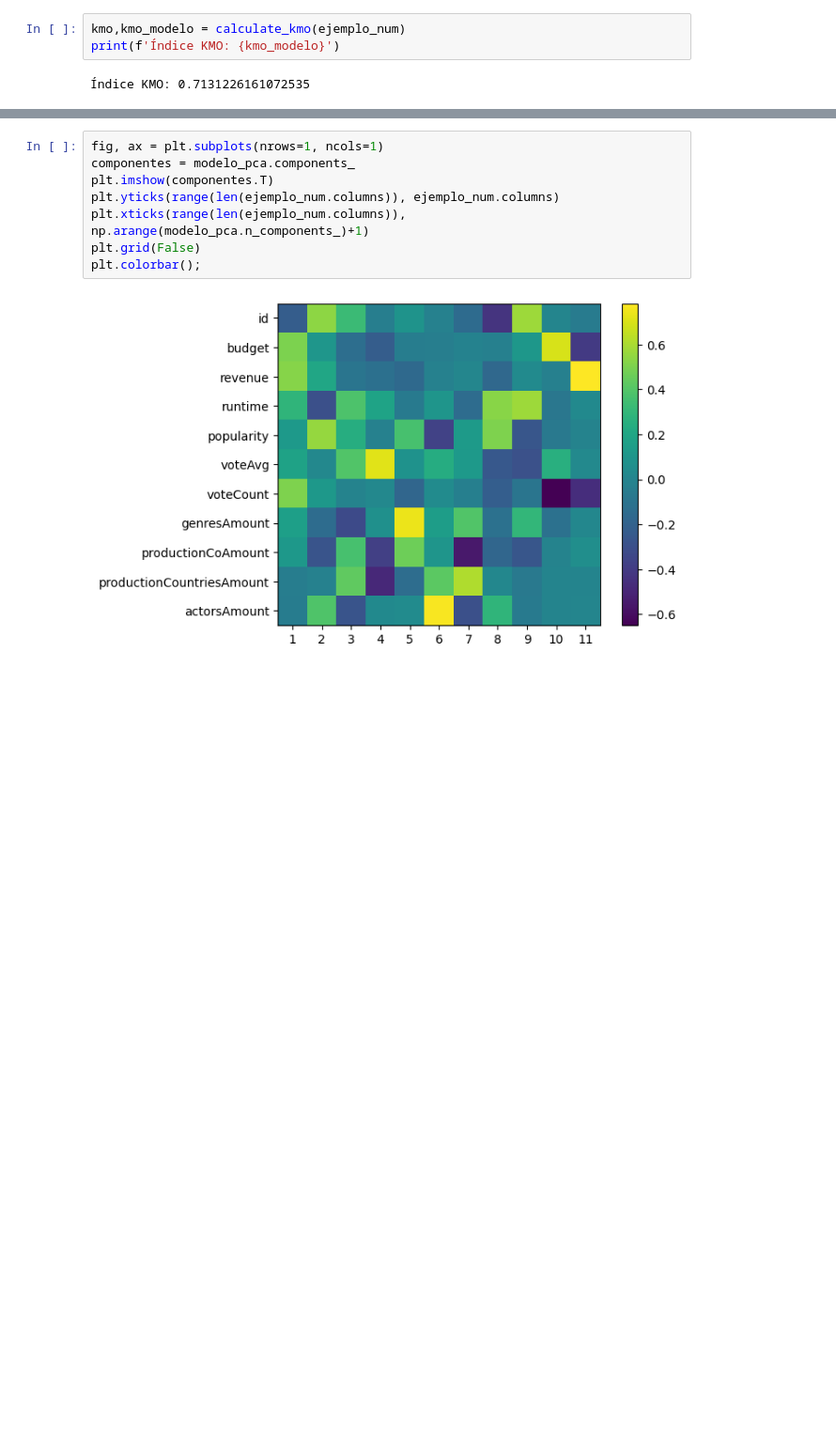
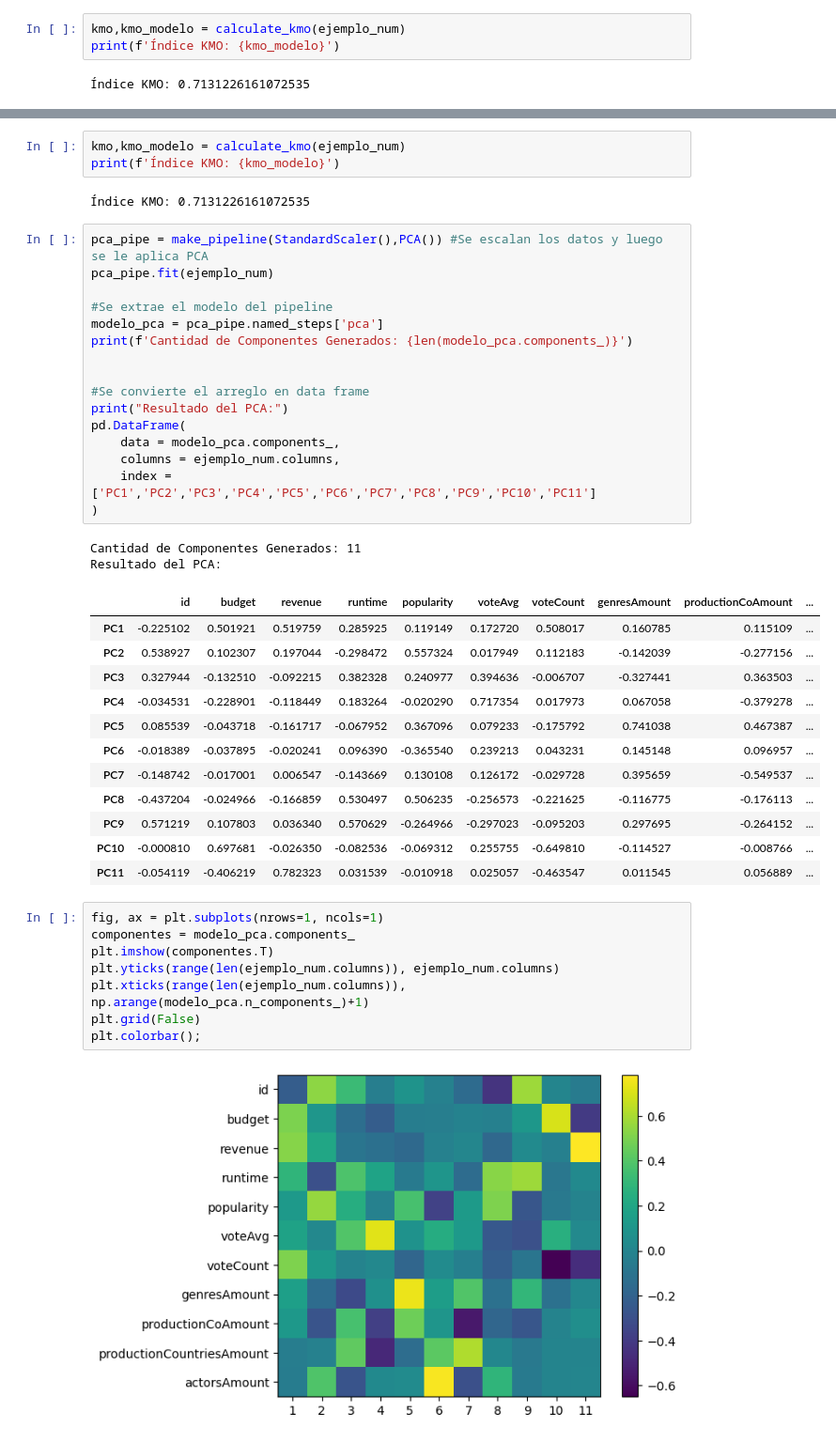
Before and after one commit to michellemej22596/HT2-MineriaDeDatos, a Jupyter notebook: PCA.ipynb, the cells around one changed output, grey strips where cells are left out. Shown at 94% size. Cells and saved outputs as stored; diff of their text form; blank space fills up the shorter version.

```diff
--- a/PCA.ipynb
+++ b/PCA.ipynb
@@ -112,3 +221,39 @@ PC5      0.741038            0.467387                  -0.137260      0.040415
+# %%
+kmo,kmo_modelo = calculate_kmo(ejemplo_num)
+print(f'Índice KMO: {kmo_modelo}')
+# %% [output]
+Índice KMO: 0.7131226161072535
+# %%
+pca_pipe = make_pipeline(StandardScaler(),PCA()) #Se escalan los datos y luego se le aplica PCA
+pca_pipe.fit(ejemplo_num)
+
+#Se extrae el modelo del pipeline
+modelo_pca = pca_pipe.named_steps['pca']
+print(f'Cantidad de Componentes Generados: {len(modelo_pca.components_)}')
+
+
+#Se convierte el arreglo en data frame
+print("Resultado del PCA:")
+pd.DataFrame(
+    data = modelo_pca.components_,
+    columns = ejemplo_num.columns,
+    index = ['PC1','PC2','PC3','PC4','PC5','PC6','PC7','PC8','PC9','PC10','PC11']
+)
+# %% [output]
+Cantidad de Componentes Generados: 11
+Resultado del PCA:
+|  | id | budget | revenue | runtime | popularity | voteAvg | voteCount | genresAmount | productionCoAmount | ... |
+| PC1 | -0.225102 | 0.501921 | 0.519759 | 0.285925 | 0.119149 | 0.172720 | 0.508017 | 0.160785 | 0.115109 | ... |
+| PC2 | 0.538927 | 0.102307 | 0.197044 | -0.298472 | 0.557324 | 0.017949 | 0.112183 | -0.142039 | -0.277156 | ... |
+| PC3 | 0.327944 | -0.132510 | -0.092215 | 0.382328 | 0.240977 | 0.394636 | -0.006707 | -0.327441 | 0.363503 | ... |
+| PC4 | -0.034531 | -0.228901 | -0.118449 | 0.183264 | -0.020290 | 0.717354 | 0.017973 | 0.067058 | -0.379278 | ... |
+| PC5 | 0.085539 | -0.043718 | -0.161717 | -0.067952 | 0.367096 | 0.079233 | -0.175792 | 0.741038 | 0.467387 | ... |
+| PC6 | -0.018389 | -0.037895 | -0.020241 | 0.096390 | -0.365540 | 0.239213 | 0.043231 | 0.145148 | 0.096957 | ... |
+| PC7 | -0.148742 | -0.017001 | 0.006547 | -0.143669 | 0.130108 | 0.126172 | -0.029728 | 0.395659 | -0.549537 | ... |
+| PC8 | -0.437204 | -0.024966 | -0.166859 | 0.530497 | 0.506235 | -0.256573 | -0.221625 | -0.116775 | -0.176113 | ... |
+| PC9 | 0.571219 | 0.107803 | 0.036340 | 0.570629 | -0.264966 | -0.297023 | -0.095203 | 0.297695 | -0.264152 | ... |
+| PC10 | -0.000810 | 0.697681 | -0.026350 | -0.082536 | -0.069312 | 0.255755 | -0.649810 | -0.114527 | -0.008766 | ... |
+| PC11 | -0.054119 | -0.406219 | 0.782323 | 0.031539 | -0.010918 | 0.025057 | -0.463547 | 0.011545 | 0.056889 | ... |
 # %%
 fig, ax = plt.subplots(nrows=1, ncols=1)
 componentes = modelo_pca.components_
```
Also changed, not shown: parts of 16 cells of this notebook.
